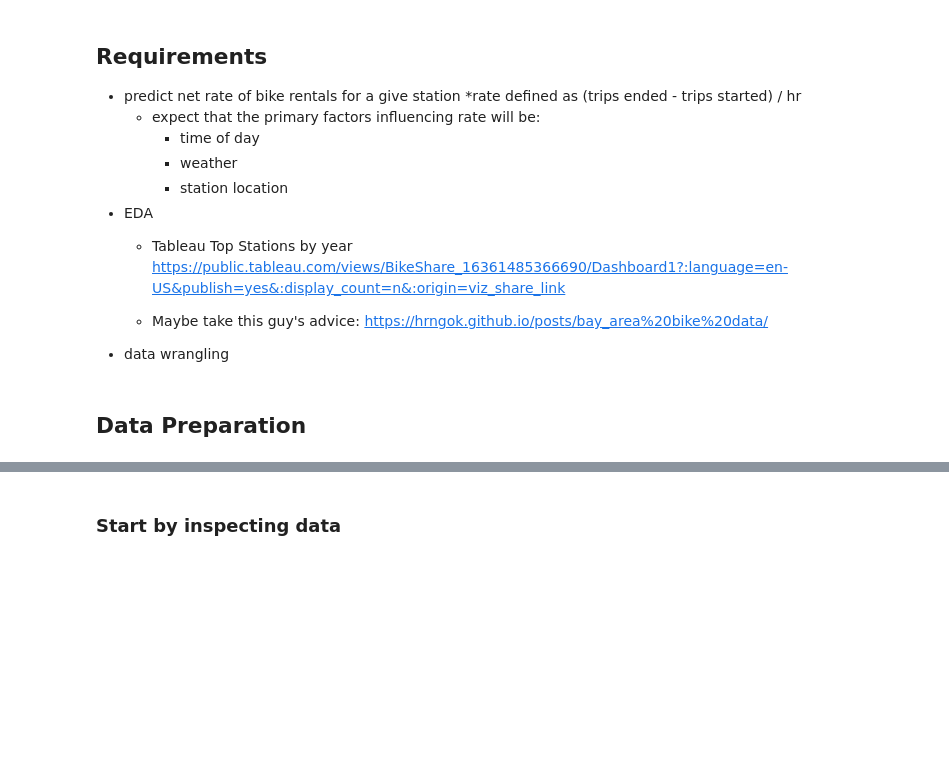
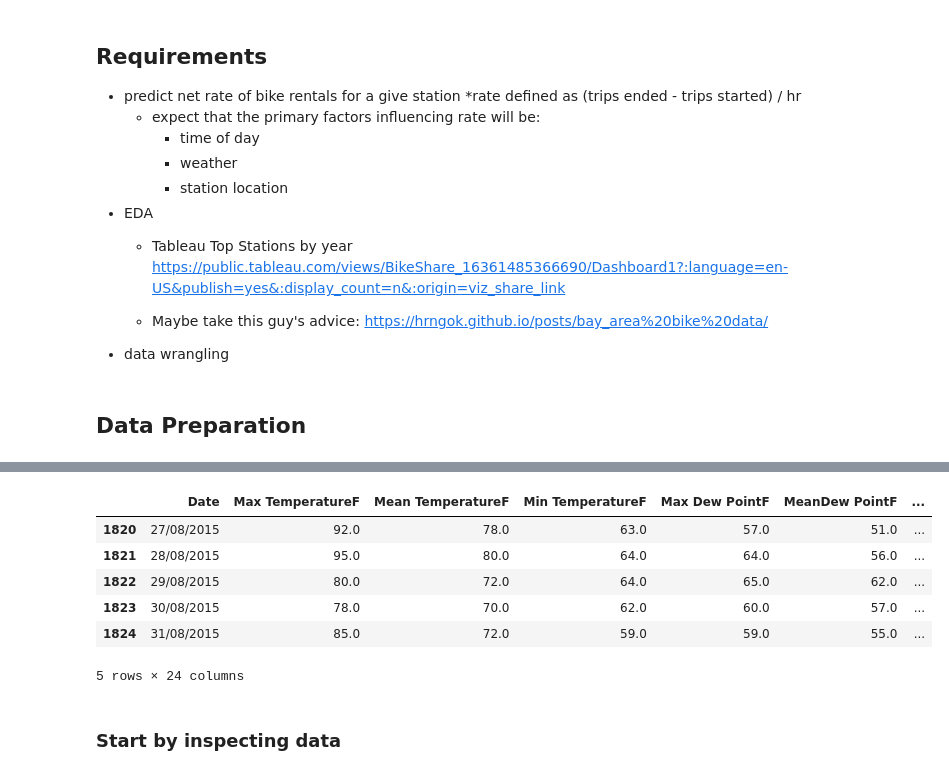
Before and after one commit to jkurdys/BikeShare, a Jupyter notebook: notebooks/BikeShare.ipynb, the cells around one changed output, grey strips where cells are left out. Saved outputs shown, nothing was run; the diff lists cells and outputs as text; code cells hidden in the pictures; blank space fills up the shorter version.

```diff
--- a/notebooks/BikeShare.ipynb
+++ b/notebooks/BikeShare.ipynb
@@ -30,3 +96,13 @@ weather = pd.read_csv('../data/weather_data.csv')
+# %%
+weather.tail()
+# %% [output]
+|  | Date | Max TemperatureF | Mean TemperatureF | Min TemperatureF | Max Dew PointF | MeanDew PointF | ... |
+| 1820 | 27/08/2015 | 92.0 | 78.0 | 63.0 | 57.0 | 51.0 | ... |
+| 1821 | 28/08/2015 | 95.0 | 80.0 | 64.0 | 64.0 | 56.0 | ... |
+| 1822 | 29/08/2015 | 80.0 | 72.0 | 64.0 | 65.0 | 62.0 | ... |
+| 1823 | 30/08/2015 | 78.0 | 70.0 | 62.0 | 60.0 | 57.0 | ... |
+| 1824 | 31/08/2015 | 85.0 | 72.0 | 59.0 | 59.0 | 55.0 | ... |
+5 rows × 24 columns
 # %% [markdown]
 ### Start by inspecting data
 # %%
```
Also changed, not shown: parts of 5 cells of this notebook, 1 other file.
